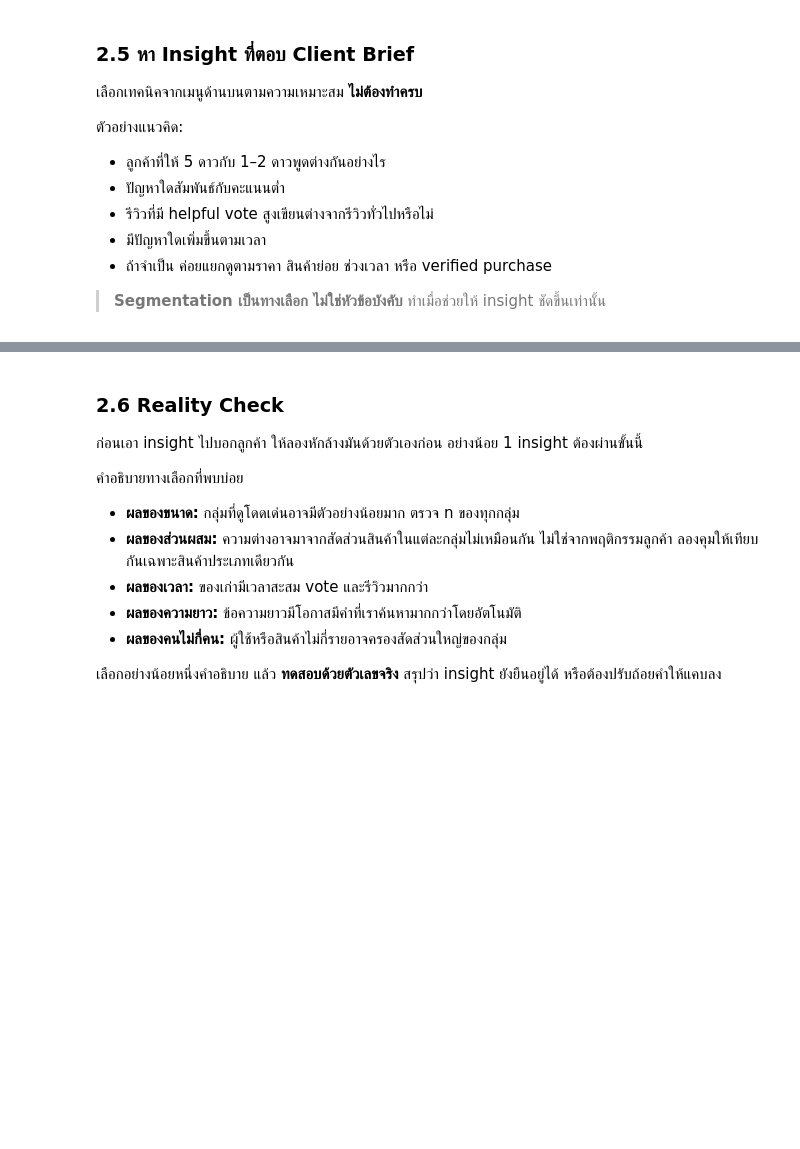
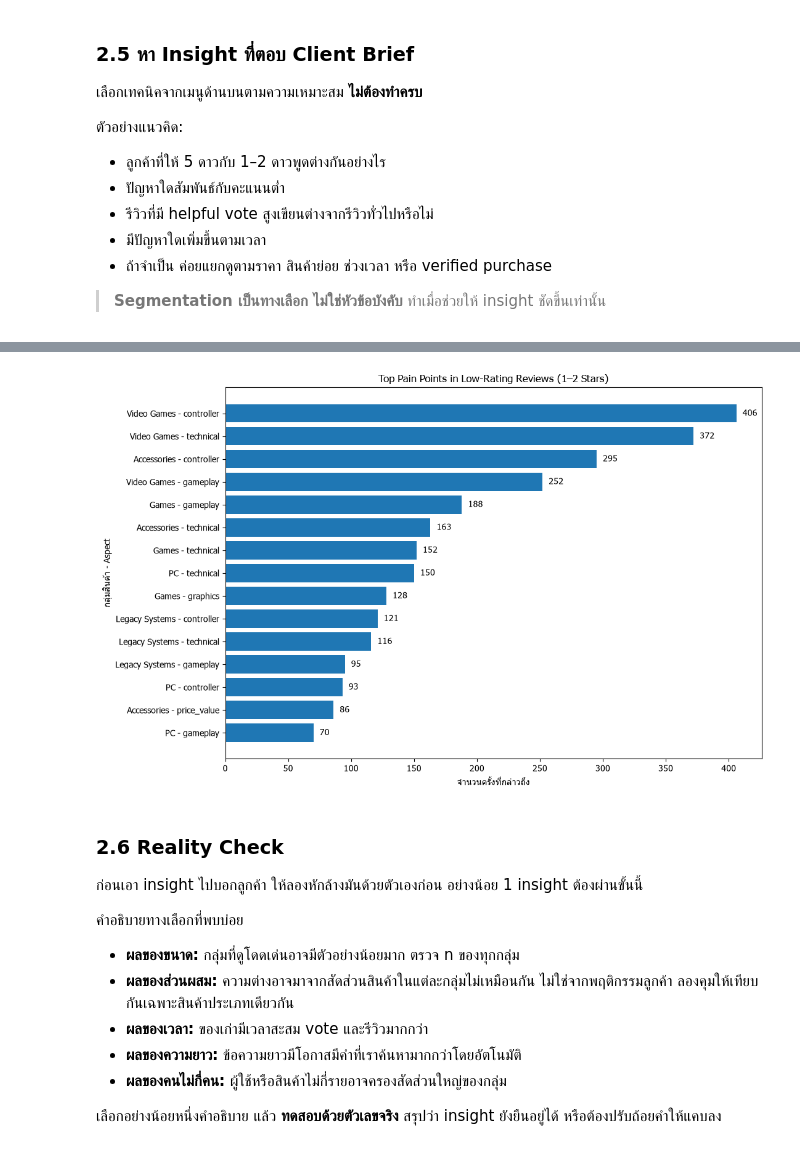
Before and after one commit to spannav/project_bigdata, a Jupyter notebook: Project1_Video_Games.ipynb, the cells around one changed output, grey strips where cells are left out. Cells and saved outputs as stored; diff of their text form; code cells hidden in the pictures; blank space fills up the shorter version.

```diff
--- a/Project1_Video_Games.ipynb
+++ b/Project1_Video_Games.ipynb
@@ -1301,3 +1307,47 @@ plt.show()
+# %%
+# ============================================================
+# Step 6: Visualization - Pain Points
+# ============================================================
+
+plot_data = top5_pain_points.copy()
+
+plot_data["label"] = (
+    plot_data["categories"]
+    + " - "
+    + plot_data["aspects"]
+)
+
+plot_data = plot_data.sort_values(
+    "mention_count"
+)
+
+plt.figure(figsize=(11, 7))
+
+bars = plt.barh(
+    plot_data["label"],
+    plot_data["mention_count"]
+)
+
+for bar in bars:
+    value = bar.get_width()
+
+    plt.text(
+        value + 5,
+        bar.get_y() + bar.get_height() / 2,
+        f"{int(value):,}",
+        va="center"
+    )
+
+plt.xlabel("จำนวนครั้งที่กล่าวถึง")
+plt.ylabel("กลุ่มสินค้า - Aspect")
+plt.title(
+    "Top Pain Points in Low-Rating Reviews (1–2 Stars)"
+)
+
+plt.tight_layout()
+plt.show()
+# %% [output]
+[figure, added]
 # %% [markdown]
 ### 2.6 Reality Check
 
```
Also changed, not shown: parts of 15 cells of this notebook.
